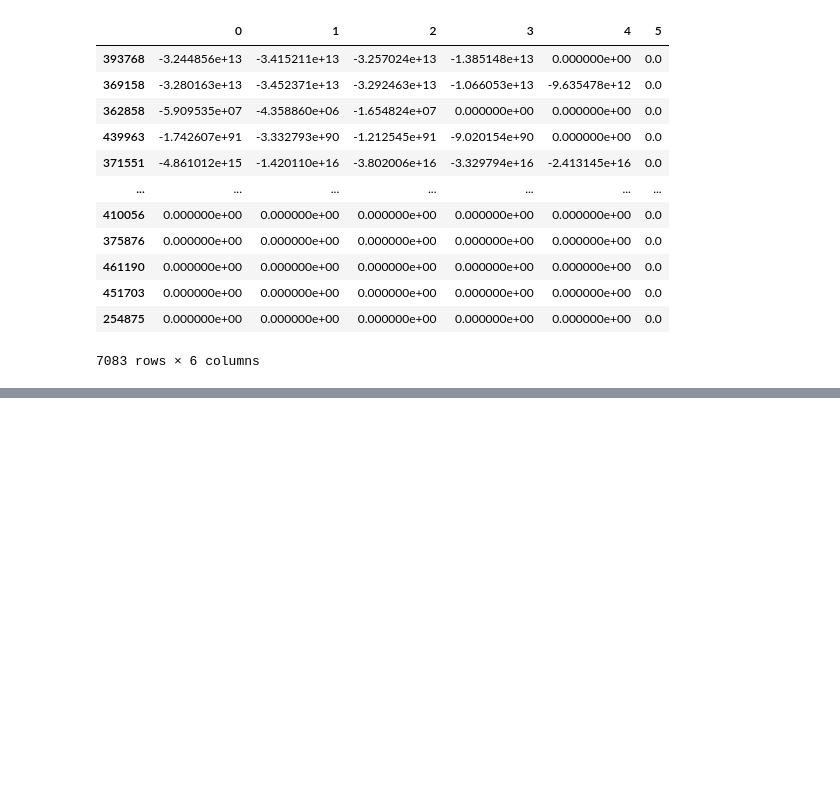
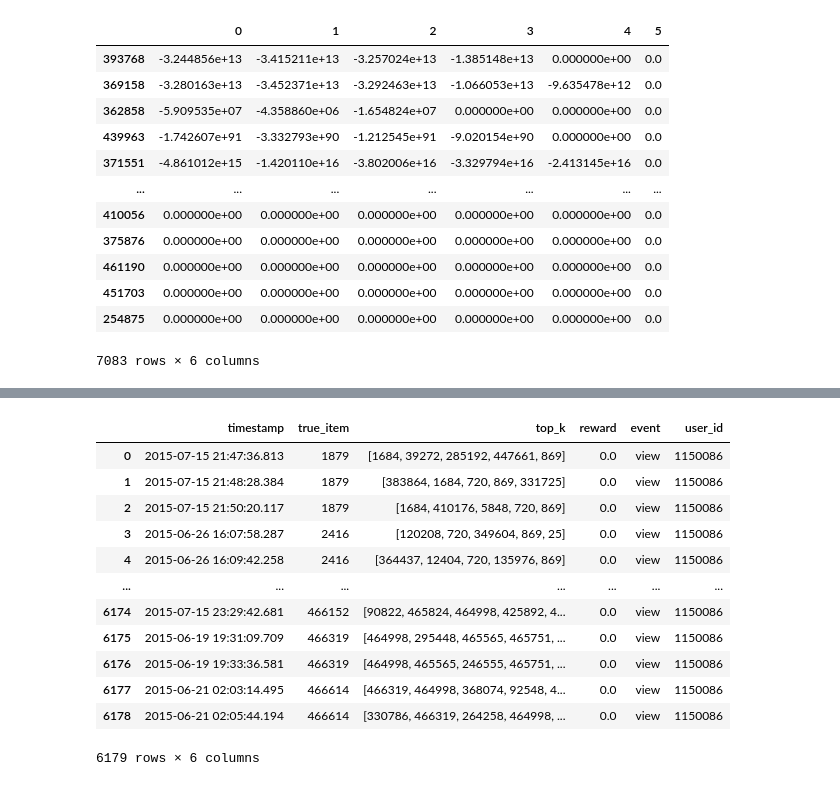
Before and after one commit to fldamaceno/E-commerce-recommender-system, a Jupyter notebook: Simulations.ipynb, the cells around one changed output, grey strips where cells are left out. Drawn from its saved outputs; the diff is of its cells as text; code cells hidden in the pictures; blank space fills up the shorter version.

```diff
--- a/Simulations.ipynb
+++ b/Simulations.ipynb
@@ -452,0 +1343,13 @@ weights_df
+# %%
+results = process_top_n_users_torch(
+    n=1,  # Comece com poucos usuários para teste
+    events=events,
+    prop_test=prop_test,
+    rec_items_test=rec_items_test,
+    mapa_categoria=mapa_categoria,
+    cat_tree=cat_tree,
+    top_k=5,
+    warmup=20,  # Warmup reduzido para teste
+    device="cpu",
+    use_tqdm=True
+)
@@ -452,0 +4076,16 @@ weights_df
+# %%
+results[1150086]
+# %% [output]
+|  | timestamp | true_item | top_k | reward | event | user_id |
+| 0 | 2015-07-15 21:47:36.813 | 1879 | [1684, 39272, 285192, 447661, 869] | 0.0 | view | 1150086 |
+| 1 | 2015-07-15 21:48:28.384 | 1879 | [383864, 1684, 720, 869, 331725] | 0.0 | view | 1150086 |
+| 2 | 2015-07-15 21:50:20.117 | 1879 | [1684, 410176, 5848, 720, 869] | 0.0 | view | 1150086 |
+| 3 | 2015-06-26 16:07:58.287 | 2416 | [120208, 720, 349604, 869, 25] | 0.0 | view | 1150086 |
+| 4 | 2015-06-26 16:09:42.258 | 2416 | [364437, 12404, 720, 135976, 869] | 0.0 | view | 1150086 |
+| ... | ... | ... | ... | ... | ... | ... |
+| 6174 | 2015-07-15 23:29:42.681 | 466152 | [90822, 465824, 464998, 425892, 4... | 0.0 | view | 1150086 |
+| 6175 | 2015-06-19 19:31:09.709 | 466319 | [464998, 295448, 465565, 465751, ... | 0.0 | view | 1150086 |
+| 6176 | 2015-06-19 19:33:36.581 | 466319 | [464998, 465565, 246555, 465751, ... | 0.0 | view | 1150086 |
+| 6177 | 2015-06-21 02:03:14.495 | 466614 | [466319, 464998, 368074, 92548, 4... | 0.0 | view | 1150086 |
+| 6178 | 2015-06-21 02:05:44.194 | 466614 | [330786, 466319, 264258, 464998, ... | 0.0 | view | 1150086 |
+6179 rows × 6 columns
```
Also changed, not shown: parts of 33 cells of this notebook, 3 other files.
